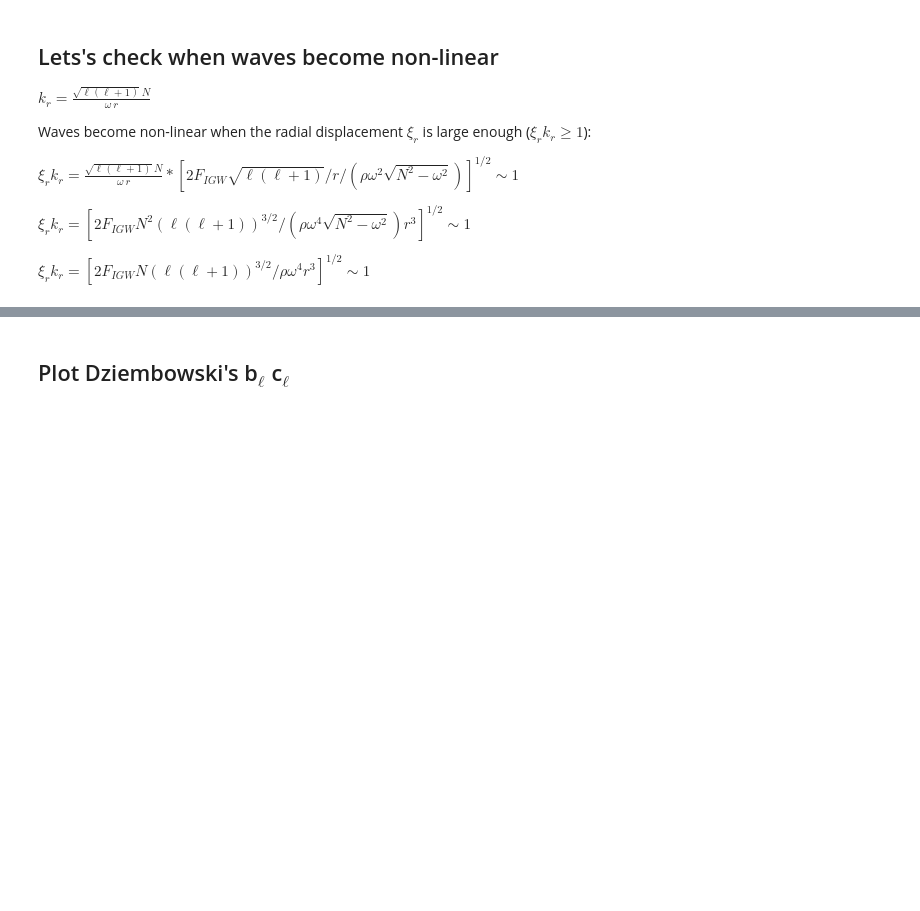
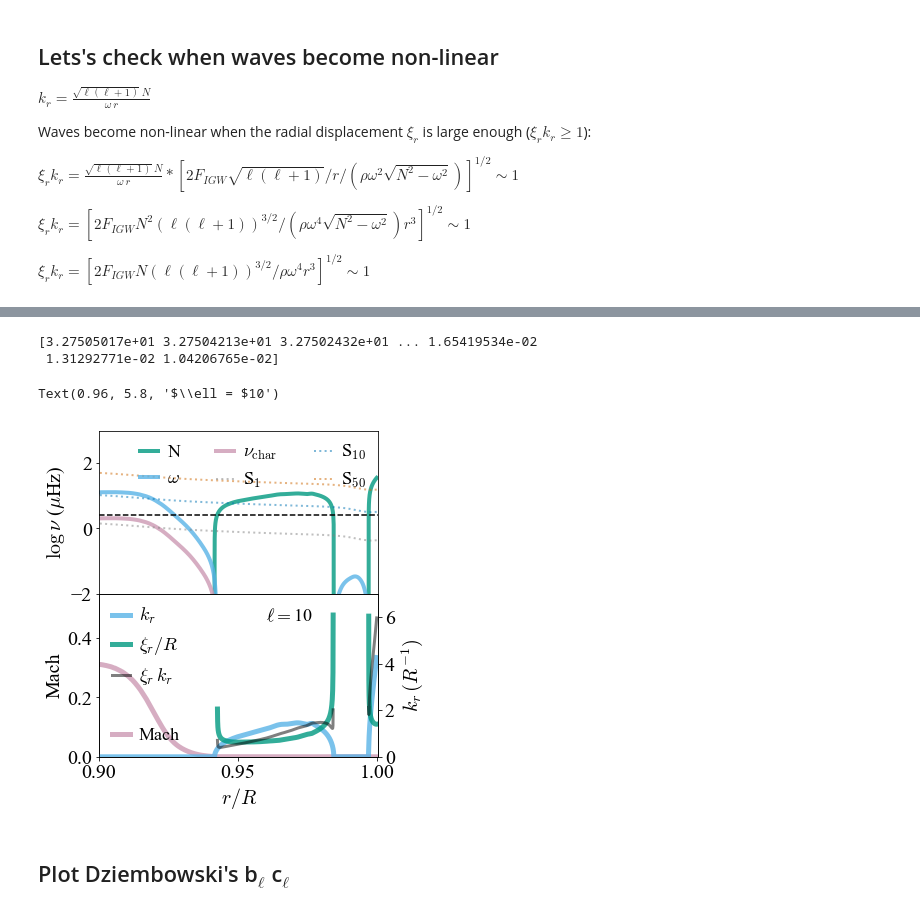
Before and after one commit to matteocantiello/rednoise, a Jupyter notebook: propagation_diagrams.ipynb, the cells around one changed output, grey strips where cells are left out. Drawn from its saved outputs; the diff is of its cells as text; code cells hidden in the pictures; blank space fills up the shorter version.

```diff
--- a/propagation_diagrams.ipynb
+++ b/propagation_diagrams.ipynb
@@ -635,3 +637,77 @@ plt.savefig("Fluxes_mach_40Msun.pdf")
+# %%
+plt.rcParams['figure.figsize'] = (5,6)
+xylim=[0.9,1.0]
+lw=3
+alpha = 0.8
+gs1 = gridspec.GridSpec(2, 1,height_ratios=[1,1])
+# No space between plots, e.g.: gs1.update(left=0.1, right=0.9, wspace=0.00,hspace=0.00)
+gs1.update(wspace=0.00,hspace=0.00)
+
+# Assign axis and remove xticks from top plot
+ax1 = plt.subplot(gs1[0,0])
+ax2 = plt.subplot(gs1[1,0])
+#ax3 = plt.subplot(gs1[2,0])
+ax1.set_xticks([])
+
+# PROPOAGATION DIAGRAM
+
+ax1.plot(R/R[1],np.log10(brunt),linewidth=4, alpha=0.8,label = r'N',color=BLUE_GREEN)
+
+ax1.plot(R/R[1],np.log10(omega/muhz),linewidth=4, alpha=0.8,label = r'$\omega$',color=SKY_BLUE)
+ax1.plot(R/R[1],np.log10(nu_char/muhz),linewidth=4, alpha=0.8,label = r'$\nu_{\rm char}$',color=RED_PURPLE)
+
+ax1.plot(R/R[1],np.log10(lamb1),linewidth=2, ls=':', alpha=0.5,label = r'S$_1$',color='gray')
+ax1.plot(R/R[1],np.log10(lamb10),linewidth=2, ls=':',alpha=0.5,label = r'S$_{10}$',color=BLUE)
+ax1.plot(R/R[1],np.log10(lamb50),linewidth=2, ls=':',alpha=0.5,label = r'S$_{50}$',color=VERMILLION)
+#plt.plot(mesa.radius/mesa.radius[1],np.log10(lamb30),linewidth=2, alpha=0.8,label = r'  S$_{30}$')
+#plt.plot(mesa.radius/mesa.radius[1],np.log10(lamb300),linewidth=2, alpha=0.8,label = r'S$_{\ell = 300}$')
+
+ax1.axhline(y=np.log10(omega_c/muhz), color=BLACK, linestyle='--')
+
+legend = ax1.legend(loc='upper right',fontsize=18,ncol=3)
+
+
+# Kr and Non Linearity
+
+ax2.plot(R/R[1],mach,linewidth=5, color=RED_PURPLE,alpha=0.8,label = r'Mach')
+ax2.set_ylabel(r'Mach')
+ax2.set_xlabel(r'$r / R$')
+ax2.set_xlim(0.9,1.0005)
+ax2.set_ylim(0,1)
+legend1 = ax2.legend(loc='lower left',fontsize=18,ncol=1)
+
+ax2b=ax2.twinx()
+print(mesa.radius)
+# Calculate radial wavenumber
+kr = k_r(ell,brunt*muhz,omega_c,R)
+kh = k_h(ell,R)
+
+ax2b.plot(R/R[1],kr,linewidth=5, color=SKY_BLUE,alpha=0.8,label = r'$k_r$')
+#ax2.plot(R/R[1],kh,linewidth=3, color=ORANGE,alpha=0.8,label = r'$k_h$')
+#ax2.plot(mesa.radius/mesa.radius[1],np.log10((Figw/F)**0.5),linewidth=5, color=BLUE_GREEN,alpha=0.8,label = r'$\sqrt{F_{IGW}/F_{*}}$')
+
+
+xir= xi_r(ell,brunt*muhz,omega_c,R*rsun, rho, Figw_fecz)
+
+#ax2.plot(mesa.radius/mesa.radius[1],np.log10(kr*xir),linewidth=5, color=BLUE_GREEN,alpha=0.8,label = r'$\xi_r \, k_r$')
+ax2b.plot(R/R[1],xir/(R*rsun),linewidth=5, color=BLUE_GREEN,alpha=0.8,label = r'$\xi_r/ R $')
+ax2b.plot(R/R[1],kr*xir/(R*rsun),linewidth=3, color=BLACK,alpha=0.5,label = r'$\xi_r \, k_r$')
+legend2 = ax2b.legend(loc='upper left',fontsize=18,ncol=1)
+
+ax1.set_ylim(-2,3)
+ax1.set_xlim(0.9,1.0005)
+ax2.set_ylim(0,0.55)
+ax2b.set_ylim(0,7)
+ax2b.set_ylabel(r'$k_r \, (R^{-1})$')
+#ax2.xlabel(r'r / R$_*$')
+ax1.set_ylabel(r'$\log\, \nu$ ($\mu$Hz)')
+ax2b.annotate('$\ell = $'+str(ell),(0.96,5.8), fontsize=18)
+plt.savefig("Propa_40Msun.pdf")
+# %% [output]
+[3.27505017e+01 3.27504213e+01 3.27502432e+01 ... 1.65419534e-02
+ 1.31292771e-02 1.04206765e-02]
+Text(0.96, 5.8, '$\\ell = $10')
+[figure, added]
 # %% [markdown]
 ## Plot Dziembowski's b$_\ell$ c$_\ell$
 # %%
```
Also changed, not shown: parts of 7 cells of this notebook.
